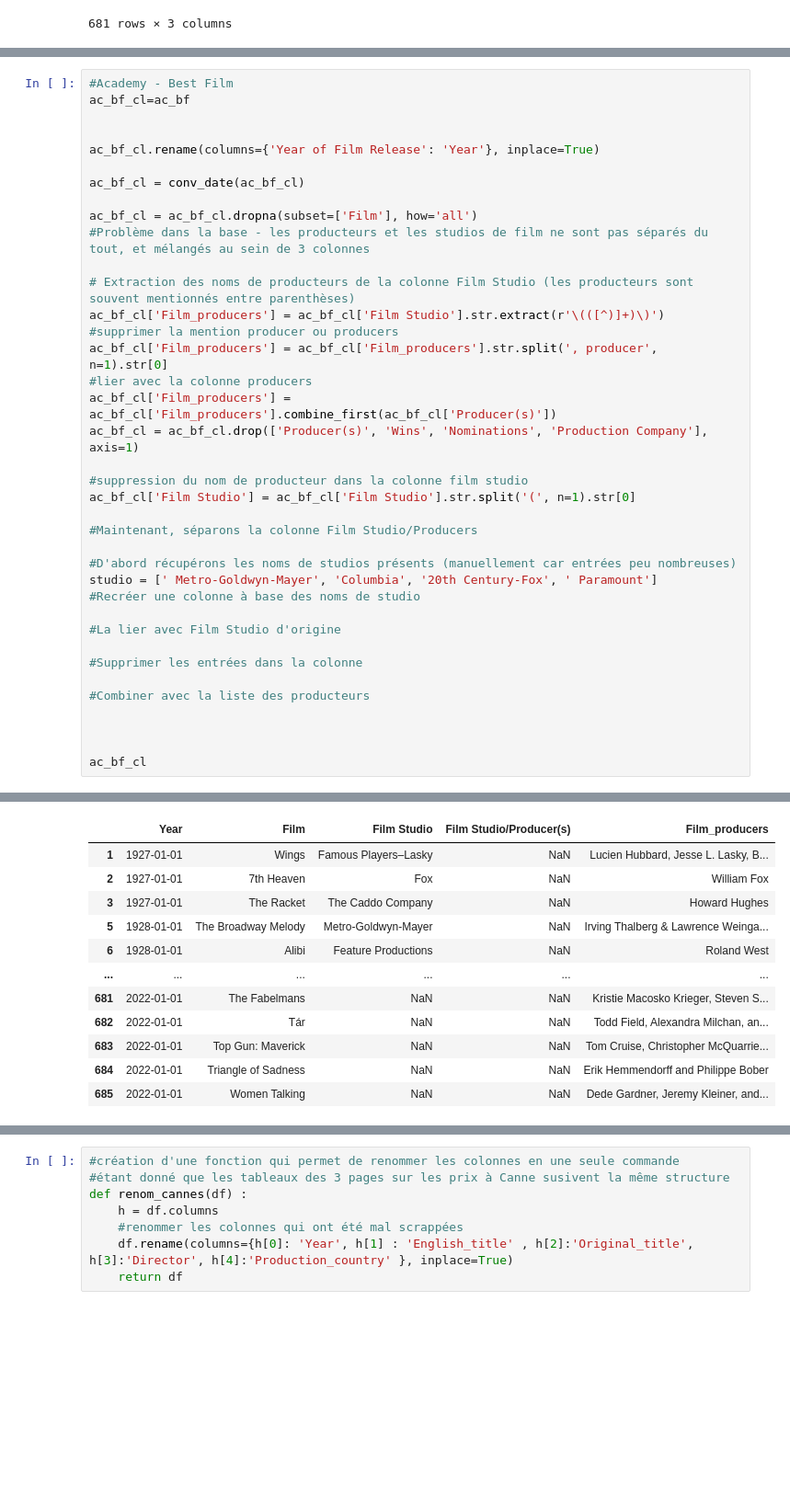
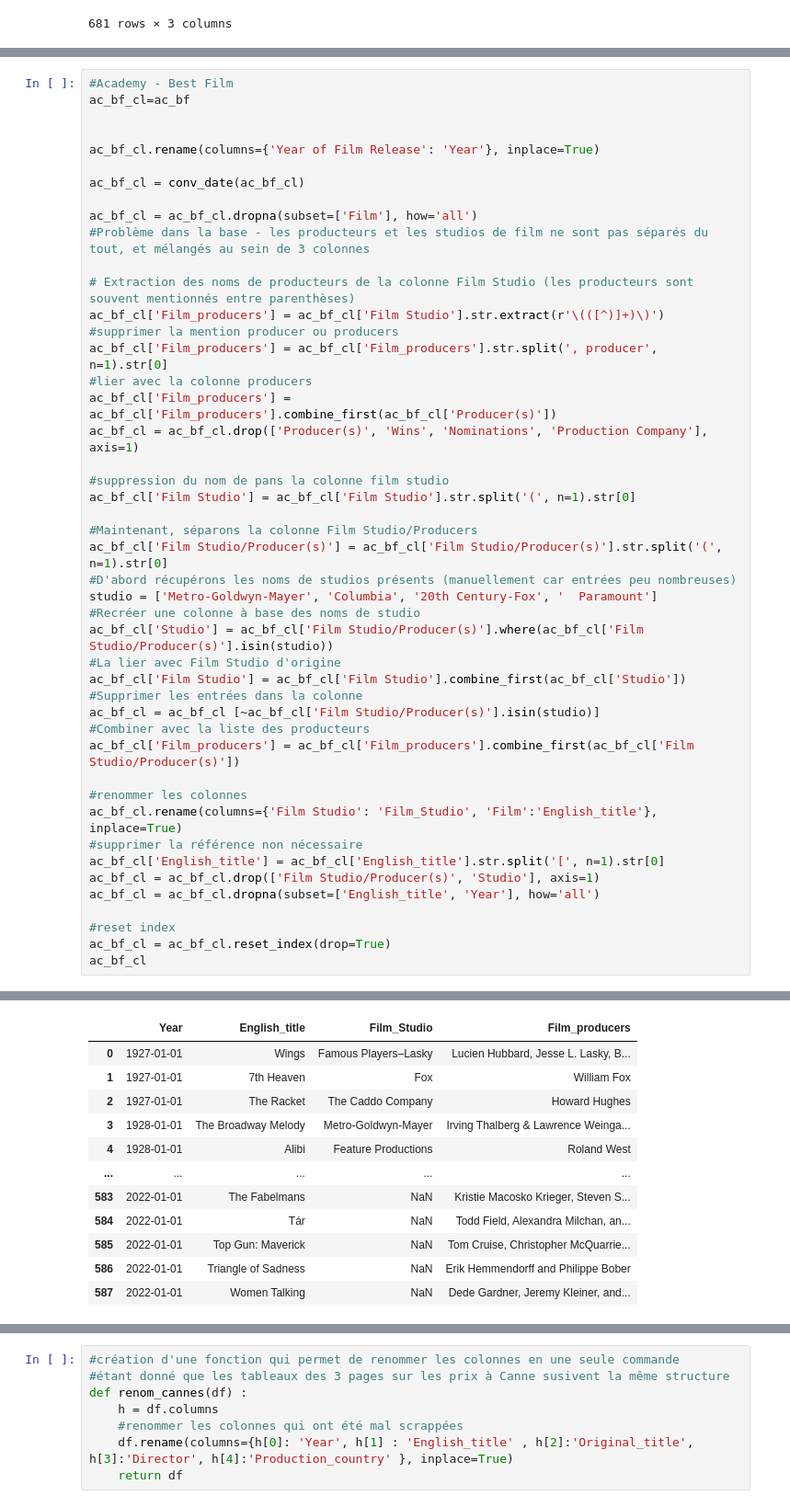
Before and after one commit to itsreivilo/movies, a Jupyter notebook: cleaning_data/cleaning_awards.ipynb, the cells around one changed output, grey strips where cells are left out. Shown at 92% size. Drawn from its saved outputs; the diff is of its cells as text; blank space fills up the shorter version.

```diff
--- a/cleaning_data/cleaning_awards.ipynb
+++ b/cleaning_data/cleaning_awards.ipynb
@@ -183,54 +186,62 @@ ac_bf_cl = ac_bf_cl.dropna(subset=['Film'], how='all')
 # Extraction des noms de producteurs de la colonne Film Studio (les producteurs sont souvent mentionnés entre parenthèses)
 ac_bf_cl['Film_producers'] = ac_bf_cl['Film Studio'].str.extract(r'\(([^)]+)\)')
 #supprimer la mention producer ou producers
 ac_bf_cl['Film_producers'] = ac_bf_cl['Film_producers'].str.split(', producer', n=1).str[0]
 #lier avec la colonne producers
 ac_bf_cl['Film_producers'] = ac_bf_cl['Film_producers'].combine_first(ac_bf_cl['Producer(s)'])
 ac_bf_cl = ac_bf_cl.drop(['Producer(s)', 'Wins', 'Nominations', 'Production Company'], axis=1)
 
-#suppression du nom de producteur dans la colonne film studio
+#suppression du nom de pans la colonne film studio
 ac_bf_cl['Film Studio'] = ac_bf_cl['Film Studio'].str.split('(', n=1).str[0]
 
 #Maintenant, séparons la colonne Film Studio/Producers
+ac_bf_cl['Film Studio/Producer(s)'] = ac_bf_cl['Film Studio/Producer(s)'].str.split('(', n=1).str[0]
+#D'abord récupérons les noms de studios présents (manuellement car entrées peu nombreuses)
+studio = ['Metro-Goldwyn-Mayer', 'Columbia', '20th Century-Fox', '	Paramount']
+#Recréer une colonne à base des noms de studio
+ac_bf_cl['Studio'] = ac_bf_cl['Film Studio/Producer(s)'].where(ac_bf_cl['Film Studio/Producer(s)'].isin(studio))
+#La lier avec Film Studio d'origine
+ac_bf_cl['Film Studio'] = ac_bf_cl['Film Studio'].combine_first(ac_bf_cl['Studio'])
+#Supprimer les entrées dans la colonne
+ac_bf_cl = ac_bf_cl [~ac_bf_cl['Film Studio/Producer(s)'].isin(studio)]
+#Combiner avec la liste des producteurs
+ac_bf_cl['Film_producers'] = ac_bf_cl['Film_producers'].combine_first(ac_bf_cl['Film Studio/Producer(s)'])
 
-#D'abord récupérons les noms de studios présents (manuellement car entrées peu nombreuses)
-studio = ['	Metro-Goldwyn-Mayer', 'Columbia', '20th Century-Fox', '	Paramount']
-#Recréer une colonne à base des noms de studio
+#renommer les colonnes
+ac_bf_cl.rename(columns={'Film Studio': 'Film_Studio', 'Film':'English_title'}, inplace=True)
+#supprimer la référence non nécessaire
+ac_bf_cl['English_title'] = ac_bf_cl['English_title'].str.split('[', n=1).str[0]
+ac_bf_cl = ac_bf_cl.drop(['Film Studio/Producer(s)', 'Studio'], axis=1)
+ac_bf_cl = ac_bf_cl.dropna(subset=['English_title', 'Year'], how='all')
 
-#La lier avec Film Studio d'origine
-
-#Supprimer les entrées dans la colonne
-
-#Combiner avec la liste des producteurs
-
-
-
+#reset index
+ac_bf_cl = ac_bf_cl.reset_index(drop=True)
 ac_bf_cl
 # %% [output]
 A value is trying to be set on a copy of a slice from a DataFrame.
 Try using .loc[row_indexer,col_indexer] = value instead
 
 See the caveats in the documentation: https://pandas.pydata.org/pandas-docs/stable/user_guide/indexing.html#returning-a-view-versus-a-copy
   ac_bf_cl['Film_producers'] = ac_bf_cl['Film Studio'].str.extract(r'\(([^)]+)\)')
 A value is trying to be set on a copy of a slice from a DataFrame.
 Try using .loc[row_indexer,col_indexer] = value instead
 
 See the caveats in the documentation: https://pandas.pydata.org/pandas-docs/stable/user_guide/indexing.html#returning-a-view-versus-a-copy
   ac_bf_cl['Film_producers'] = ac_bf_cl['Film_producers'].str.split(', producer', n=1).str[0]
 A value is trying to be set on a copy of a slice from a DataFrame.
 Try using .loc[row_indexer,col_indexer] = value instead
 
 See the caveats in the documentation: https://pandas.pydata.org/pandas-docs/stable/user_guide/indexing.html#returning-a-view-versus-a-copy
   ac_bf_cl['Film_producers'] = ac_bf_cl['Film_producers'].combine_first(ac_bf_cl['Producer(s)'])
-|  | Year | Film | Film Studio | Film Studio/Producer(s) | Film_producers |
-| 1 | 1927-01-01 | Wings | Famous Players–Lasky | NaN | Lucien Hubbard, Jesse L. Lasky, B... |
-| 2 | 1927-01-01 | 7th Heaven | Fox | NaN | William Fox |
-| 3 | 1927-01-01 | The Racket | The Caddo Company | NaN | Howard Hughes |
-| 5 | 1928-01-01 | The Broadway Melody | Metro-Goldwyn-Mayer | NaN | Irving Thalberg & Lawrence Weinga... |
-| 6 | 1928-01-01 | Alibi | Feature Productions | NaN | Roland West |
-| ... | ... | ... | ... | ... | ... |
-| 681 | 2022-01-01 | The Fabelmans | NaN | NaN | Kristie Macosko Krieger, Steven S... |
-| 682 | 2022-01-01 | Tár | NaN | NaN | Todd Field, Alexandra Milchan, an... |
-| 683 | 2022-01-01 | Top Gun: Maverick | NaN | NaN | Tom Cruise, Christopher McQuarrie... |
-| 684 | 2022-01-01 | Triangle of Sadness | NaN | NaN | Erik Hemmendorff and Philippe Bober |
-| 685 | 2022-01-01 | Women Talking | NaN | NaN | Dede Gardner, Jeremy Kleiner, and... |
+|  | Year | English_title | Film_Studio | Film_producers |
+| 0 | 1927-01-01 | Wings | Famous Players–Lasky | Lucien Hubbard, Jesse L. Lasky, B... |
+| 1 | 1927-01-01 | 7th Heaven | Fox | William Fox |
+| 2 | 1927-01-01 | The Racket | The Caddo Company | Howard Hughes |
+| 3 | 1928-01-01 | The Broadway Melody | Metro-Goldwyn-Mayer | Irving Thalberg & Lawrence Weinga... |
+| 4 | 1928-01-01 | Alibi | Feature Productions | Roland West |
+| ... | ... | ... | ... | ... |
+| 583 | 2022-01-01 | The Fabelmans | NaN | Kristie Macosko Krieger, Steven S... |
+| 584 | 2022-01-01 | Tár | NaN | Todd Field, Alexandra Milchan, an... |
+| 585 | 2022-01-01 | Top Gun: Maverick | NaN | Tom Cruise, Christopher McQuarrie... |
+| 586 | 2022-01-01 | Triangle of Sadness | NaN | Erik Hemmendorff and Philippe Bober |
+| 587 | 2022-01-01 | Women Talking | NaN | Dede Gardner, Jeremy Kleiner, and... |
```
Also changed, not shown: parts of 2 cells of this notebook.
